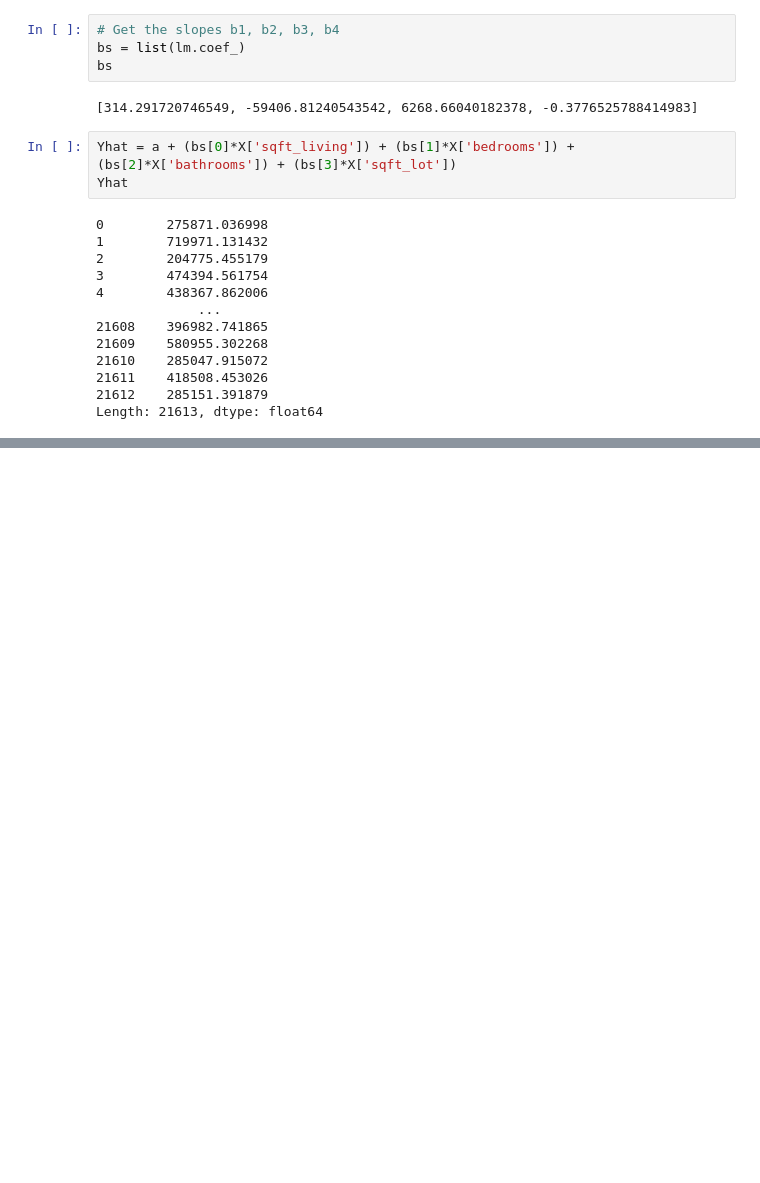
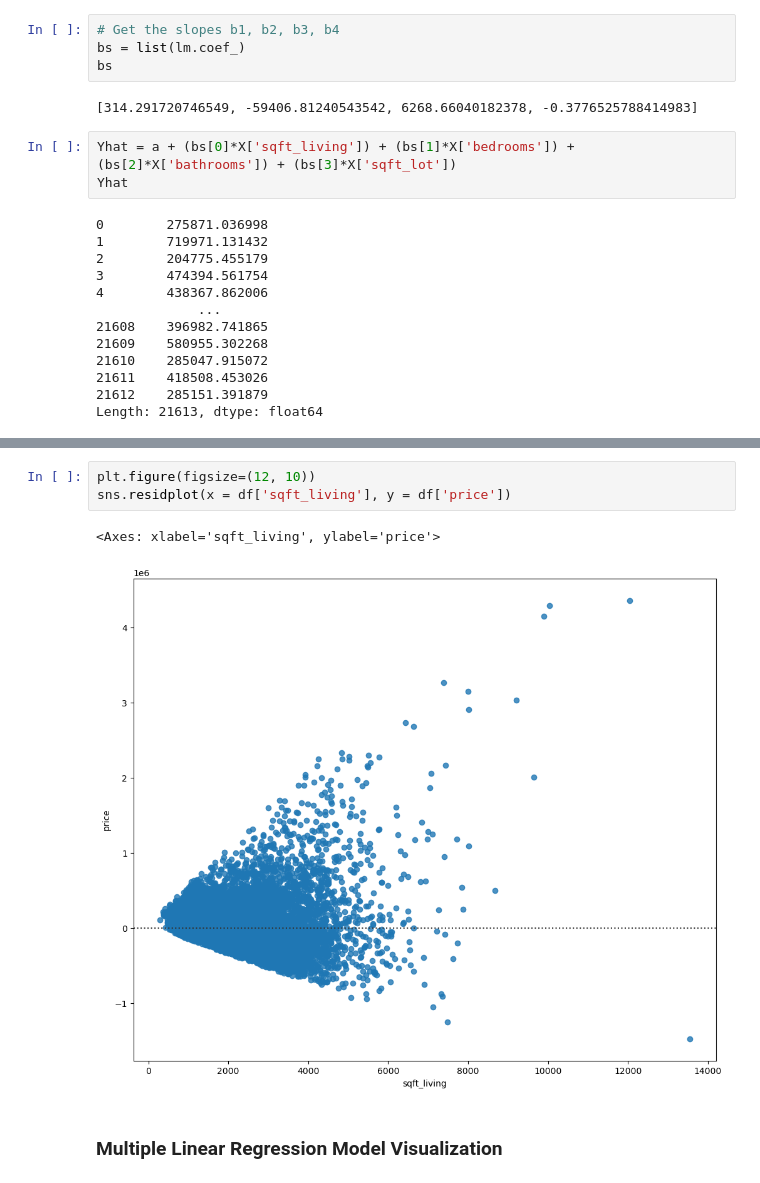
Before and after one commit to CS4580/F24-notes, a Jupyter notebook: module8/ModelDevelopment.ipynb, the cells around one changed output, grey strips where cells are left out. Cells and saved outputs as stored; diff of their text form; blank space fills up the shorter version.

```diff
--- a/module8/ModelDevelopment.ipynb
+++ b/module8/ModelDevelopment.ipynb
@@ -218,0 +246,8 @@ Length: 21613, dtype: float64
+# %%
+plt.figure(figsize=(12, 10))
+sns.residplot(x = df['sqft_living'], y = df['price'])
+# %% [output]
+<Axes: xlabel='sqft_living', ylabel='price'>
+[figure, added]
+# %% [markdown]
+### Multiple Linear Regression Model Visualization
```
Also changed, not shown: parts of 21 cells of this notebook, 1 other file.
